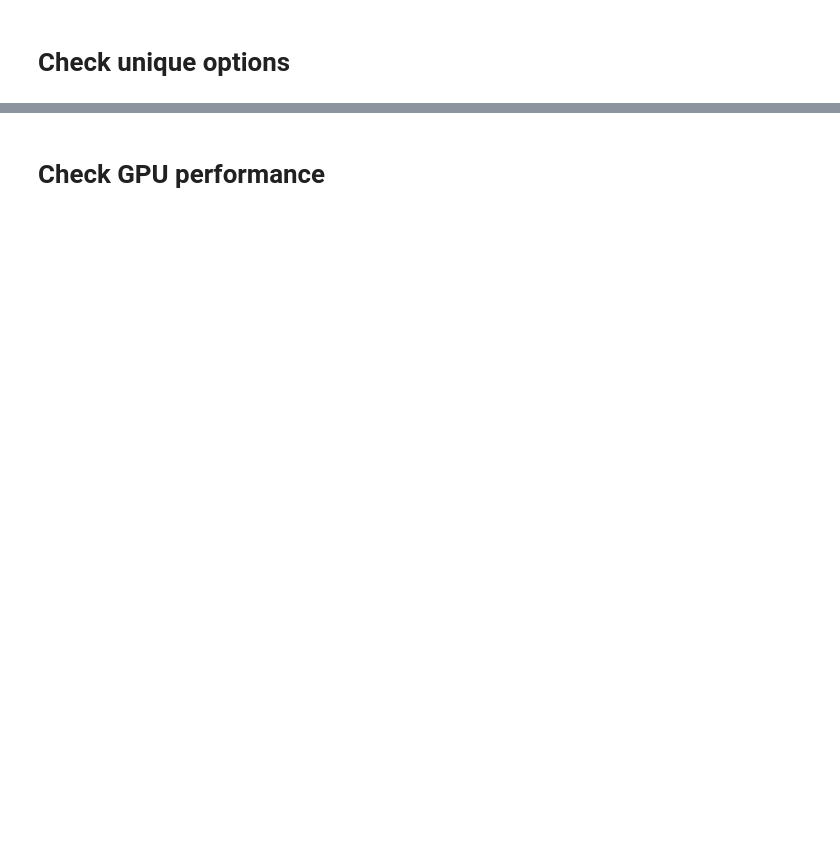
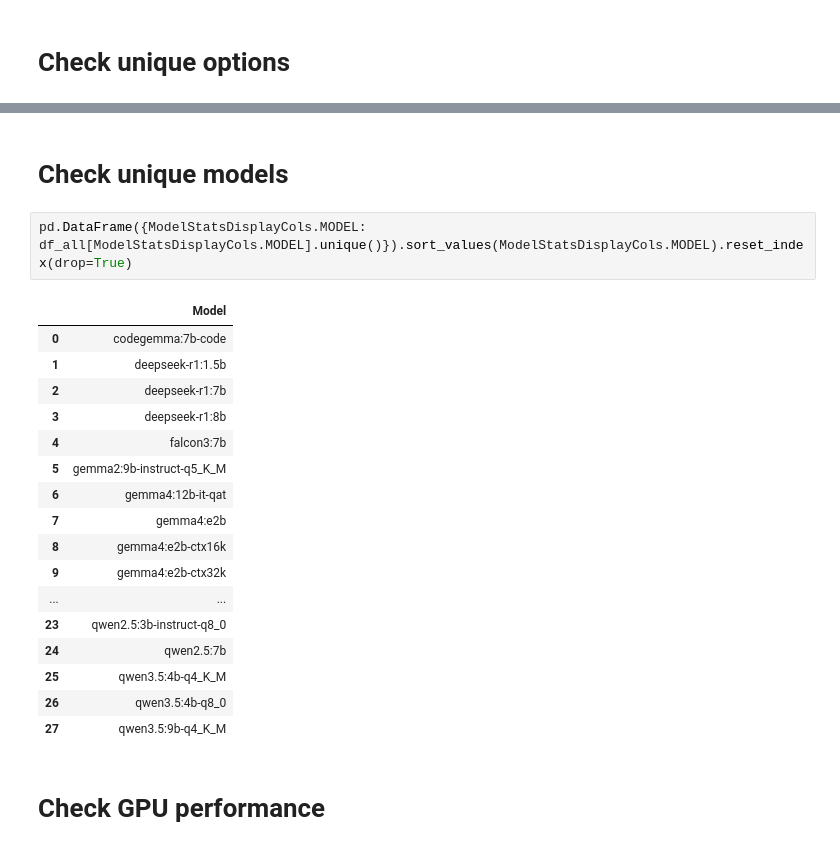
Before and after one commit to kirillstrelkov/job-hunt, a Jupyter notebook: tools/py/tailor_cv_eval/tools/eval_performance/result_analysis.ipynb, the cells around one changed output, grey strips where cells are left out. Saved outputs shown, nothing was run; the diff lists cells and outputs as text; blank space fills up the shorter version.

```diff
--- a/tools/py/tailor_cv_eval/tools/eval_performance/result_analysis.ipynb
+++ b/tools/py/tailor_cv_eval/tools/eval_performance/result_analysis.ipynb
@@ -75,3 +74,25 @@ pd.DataFrame({ModelStatsDisplayCols.OPTIONS: df_all[ModelStatsDisplayCols.OPTION
+# %% [markdown]
+# Check unique models
+# %%
+pd.DataFrame({ModelStatsDisplayCols.MODEL: df_all[ModelStatsDisplayCols.MODEL].unique()}).sort_values(ModelStatsDisplayCols.MODEL).reset_index(drop=True)
+# %% [output]
+|  | Model |
+| 0 | codegemma:7b-code |
+| 1 | deepseek-r1:1.5b |
+| 2 | deepseek-r1:7b |
+| 3 | deepseek-r1:8b |
+| 4 | falcon3:7b |
+| 5 | gemma2:9b-instruct-q5_K_M |
+| 6 | gemma4:12b-it-qat |
+| 7 | gemma4:e2b |
+| 8 | gemma4:e2b-ctx16k |
+| 9 | gemma4:e2b-ctx32k |
+| ... | ... |
+| 23 | qwen2.5:3b-instruct-q8_0 |
+| 24 | qwen2.5:7b |
+| 25 | qwen3.5:4b-q4_K_M |
+| 26 | qwen3.5:4b-q8_0 |
+| 27 | qwen3.5:9b-q4_K_M |
 # %% [markdown]
 # Check GPU performance
 # %%
```
Also changed, not shown: parts of 15 cells of this notebook, 5 other files.
